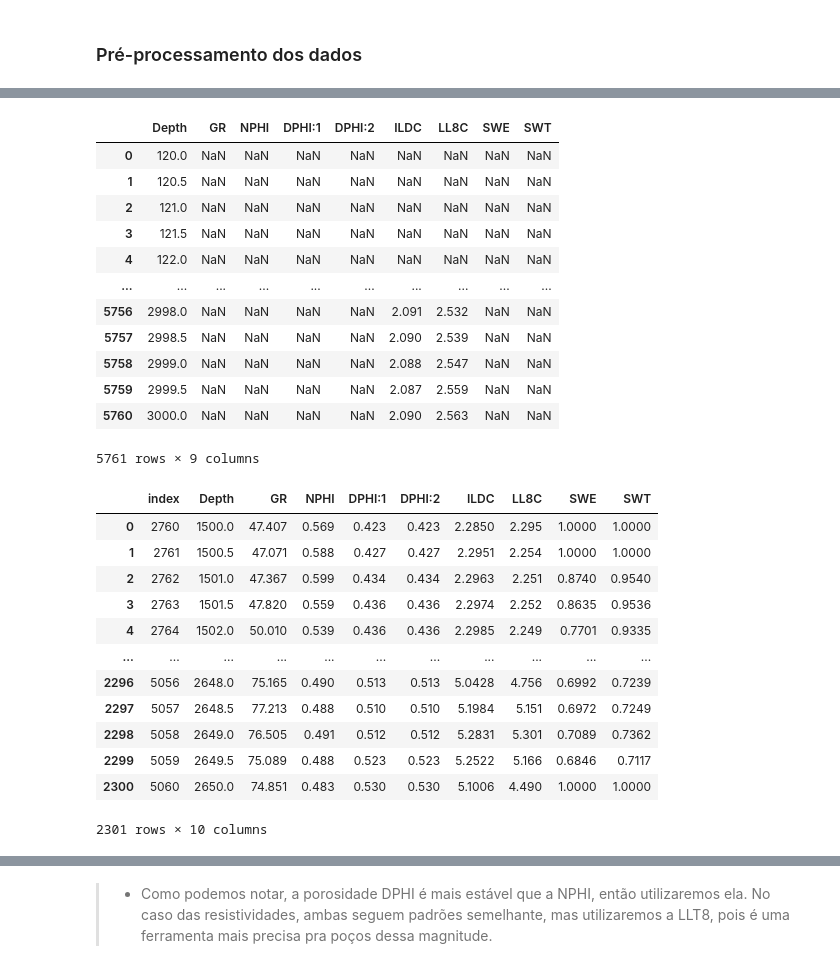
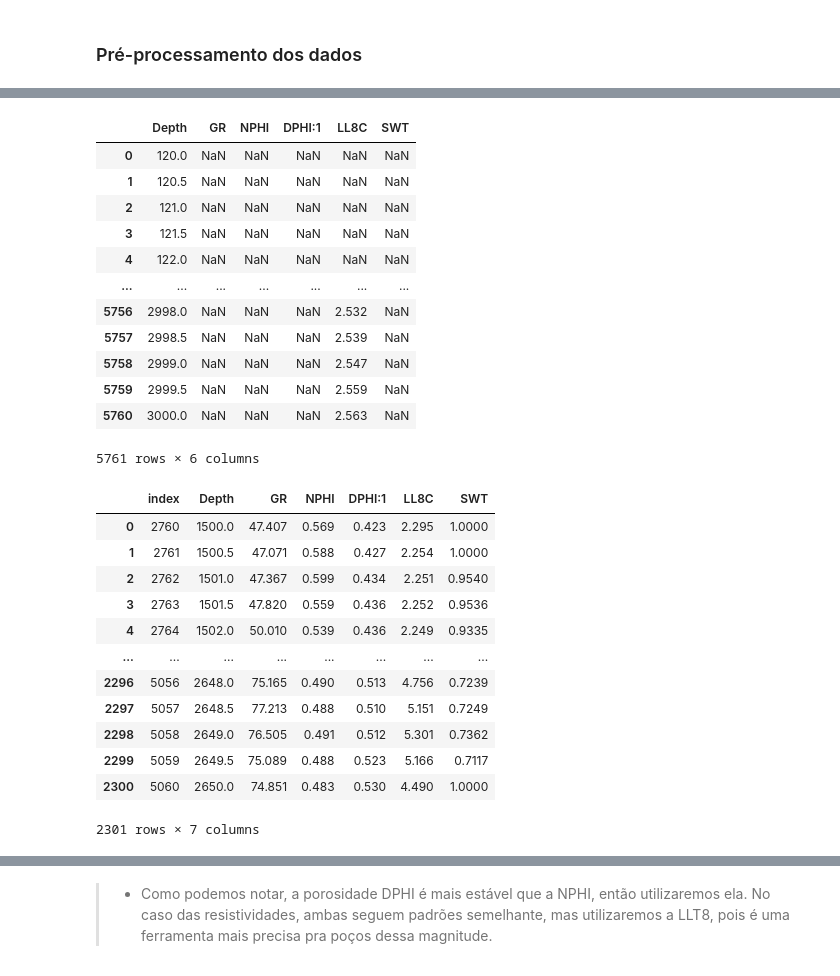
Before and after one commit to horaciosrf/masters_project, a Jupyter notebook: regression_horacio.ipynb, the cells around one changed output, grey strips where cells are left out. Saved outputs shown, nothing was run; the diff lists cells and outputs as text; code cells hidden in the pictures.

```diff
--- a/regression_horacio.ipynb
+++ b/regression_horacio.ipynb
@@ -512,41 +512,41 @@ well2_welly.data
  'ROBC': Curve([nan, nan, nan, ..., nan, nan, nan])}
 # %%
 # Vemos na anterior vários perfis de porosidade e resistividade. Só por precaução vamos plotar todos
-well2 = well2_welly.df(['Depth','GR','NPHI','DPHI:1','DPHI:2','ILDC','LL8C','SWE','SWT'])
+well2 = well2_welly.df(['Depth','GR','NPHI','DPHI:1','LL8C','SWT'])
 well2 = well2.reset_index(drop = False)
 well2
 # %% [output]
-|  | Depth | GR | NPHI | DPHI:1 | DPHI:2 | ILDC | LL8C | SWE | SWT |
-| 0 | 120.0 | NaN | NaN | NaN | NaN | NaN | NaN | NaN | NaN |
-| 1 | 120.5 | NaN | NaN | NaN | NaN | NaN | NaN | NaN | NaN |
-| 2 | 121.0 | NaN | NaN | NaN | NaN | NaN | NaN | NaN | NaN |
-| 3 | 121.5 | NaN | NaN | NaN | NaN | NaN | NaN | NaN | NaN |
-| 4 | 122.0 | NaN | NaN | NaN | NaN | NaN | NaN | NaN | NaN |
-| ... | ... | ... | ... | ... | ... | ... | ... | ... | ... |
-| 5756 | 2998.0 | NaN | NaN | NaN | NaN | 2.091 | 2.532 | NaN | NaN |
-| 5757 | 2998.5 | NaN | NaN | NaN | NaN | 2.090 | 2.539 | NaN | NaN |
-| 5758 | 2999.0 | NaN | NaN | NaN | NaN | 2.088 | 2.547 | NaN | NaN |
-| 5759 | 2999.5 | NaN | NaN | NaN | NaN | 2.087 | 2.559 | NaN | NaN |
-| 5760 | 3000.0 | NaN | NaN | NaN | NaN | 2.090 | 2.563 | NaN | NaN |
+|  | Depth | GR | NPHI | DPHI:1 | LL8C | SWT |
+| 0 | 120.0 | NaN | NaN | NaN | NaN | NaN |
+| 1 | 120.5 | NaN | NaN | NaN | NaN | NaN |
+| 2 | 121.0 | NaN | NaN | NaN | NaN | NaN |
+| 3 | 121.5 | NaN | NaN | NaN | NaN | NaN |
+| 4 | 122.0 | NaN | NaN | NaN | NaN | NaN |
+| ... | ... | ... | ... | ... | ... | ... |
+| 5756 | 2998.0 | NaN | NaN | NaN | 2.532 | NaN |
+| 5757 | 2998.5 | NaN | NaN | NaN | 2.539 | NaN |
+| 5758 | 2999.0 | NaN | NaN | NaN | 2.547 | NaN |
+| 5759 | 2999.5 | NaN | NaN | NaN | 2.559 | NaN |
+| 5760 | 3000.0 | NaN | NaN | NaN | 2.563 | NaN |
-5761 rows × 9 columns
+5761 rows × 6 columns
 # %%
 #Nos livrando de todos NaN, conseguimos definir um intervalo de reservatório e com bastante dados
 well2 = well2.dropna(axis=0,how='any')
 well2 = well2.reset_index(drop = False)
 well2
 # %% [output]
-|  | index | Depth | GR | NPHI | DPHI:1 | DPHI:2 | ILDC | LL8C | SWE | SWT |
-| 0 | 2760 | 1500.0 | 47.407 | 0.569 | 0.423 | 0.423 | 2.2850 | 2.295 | 1.0000 | 1.0000 |
-| 1 | 2761 | 1500.5 | 47.071 | 0.588 | 0.427 | 0.427 | 2.2951 | 2.254 | 1.0000 | 1.0000 |
-| 2 | 2762 | 1501.0 | 47.367 | 0.599 | 0.434 | 0.434 | 2.2963 | 2.251 | 0.8740 | 0.9540 |
-| 3 | 2763 | 1501.5 | 47.820 | 0.559 | 0.436 | 0.436 | 2.2974 | 2.252 | 0.8635 | 0.9536 |
-| 4 | 2764 | 1502.0 | 50.010 | 0.539 | 0.436 | 0.436 | 2.2985 | 2.249 | 0.7701 | 0.9335 |
-| ... | ... | ... | ... | ... | ... | ... | ... | ... | ... | ... |
-| 2296 | 5056 | 2648.0 | 75.165 | 0.490 | 0.513 | 0.513 | 5.0428 | 4.756 | 0.6992 | 0.7239 |
-| 2297 | 5057 | 2648.5 | 77.213 | 0.488 | 0.510 | 0.510 | 5.1984 | 5.151 | 0.6972 | 0.7249 |
-| 2298 | 5058 | 2649.0 | 76.505 | 0.491 | 0.512 | 0.512 | 5.2831 | 5.301 | 0.7089 | 0.7362 |
-| 2299 | 5059 | 2649.5 | 75.089 | 0.488 | 0.523 | 0.523 | 5.2522 | 5.166 | 0.6846 | 0.7117 |
-| 2300 | 5060 | 2650.0 | 74.851 | 0.483 | 0.530 | 0.530 | 5.1006 | 4.490 | 1.0000 | 1.0000 |
+|  | index | Depth | GR | NPHI | DPHI:1 | LL8C | SWT |
+| 0 | 2760 | 1500.0 | 47.407 | 0.569 | 0.423 | 2.295 | 1.0000 |
+| 1 | 2761 | 1500.5 | 47.071 | 0.588 | 0.427 | 2.254 | 1.0000 |
+| 2 | 2762 | 1501.0 | 47.367 | 0.599 | 0.434 | 2.251 | 0.9540 |
+| 3 | 2763 | 1501.5 | 47.820 | 0.559 | 0.436 | 2.252 | 0.9536 |
+| 4 | 2764 | 1502.0 | 50.010 | 0.539 | 0.436 | 2.249 | 0.9335 |
+| ... | ... | ... | ... | ... | ... | ... | ... |
+| 2296 | 5056 | 2648.0 | 75.165 | 0.490 | 0.513 | 4.756 | 0.7239 |
+| 2297 | 5057 | 2648.5 | 77.213 | 0.488 | 0.510 | 5.151 | 0.7249 |
+| 2298 | 5058 | 2649.0 | 76.505 | 0.491 | 0.512 | 5.301 | 0.7362 |
+| 2299 | 5059 | 2649.5 | 75.089 | 0.488 | 0.523 | 5.166 | 0.7117 |
+| 2300 | 5060 | 2650.0 | 74.851 | 0.483 | 0.530 | 4.490 | 1.0000 |
-2301 rows × 10 columns
+2301 rows × 7 columns
 # %%
 #Plotando para visualizar os perfis de RT, PHI e GR junto do SW
```
Also changed, not shown: parts of 11 cells of this notebook, 4 other files.
